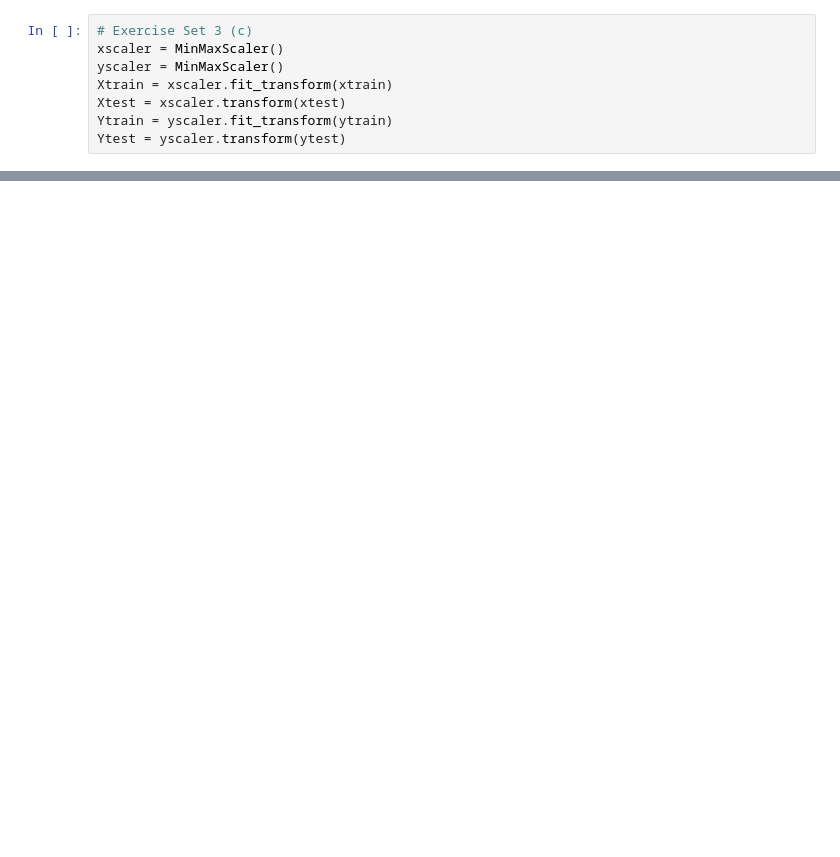
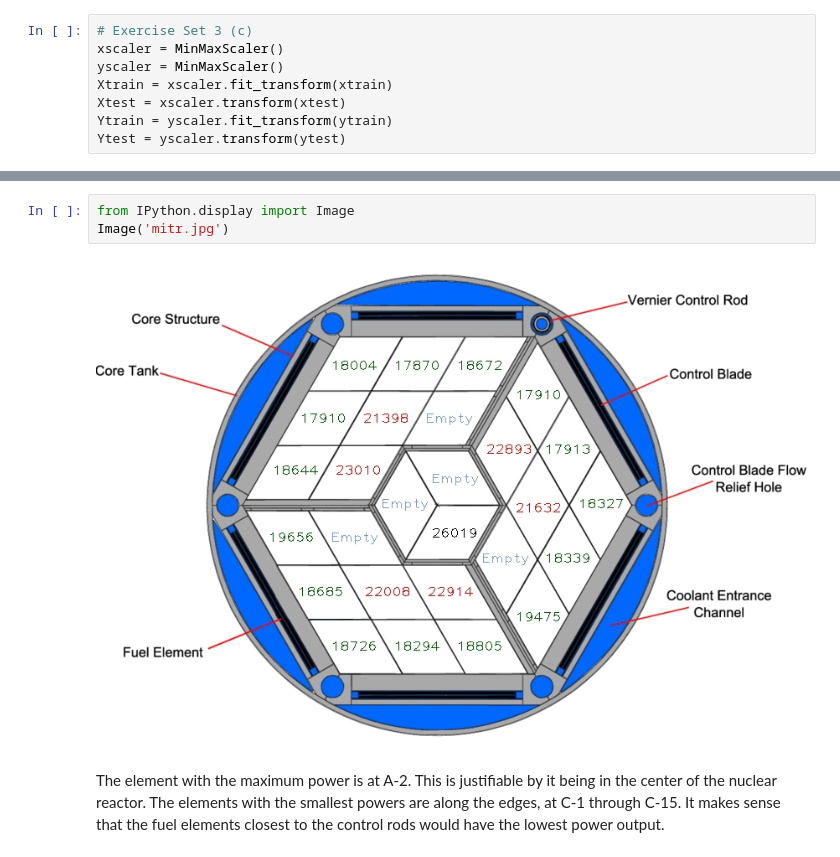
Before and after one commit to AdamBedel/ners590, a Jupyter notebook: abedel_lab4.ipynb, the cells around one changed output, grey strips where cells are left out. Saved outputs shown, nothing was run; the diff lists cells and outputs as text; blank space fills up the shorter version.

```diff
--- a/abedel_lab4.ipynb
+++ b/abedel_lab4.ipynb
@@ -71,0 +251,7 @@ Ytest = yscaler.transform(ytest)
+# %%
+from IPython.display import Image
+Image('mitr.jpg')
+# %% [output]
+[figure, added]
+# %% [markdown]
+The element with the maximum power is at A-2. This is justifiable by it being in the center of the nuclear reactor. The elements with the smallest powers are along the edges, at C-1 through C-15. It makes sense that the fuel elements closest to the control rods would have the lowest power output.
```
Also changed, not shown: parts of 21 cells of this notebook, 7 other files.
